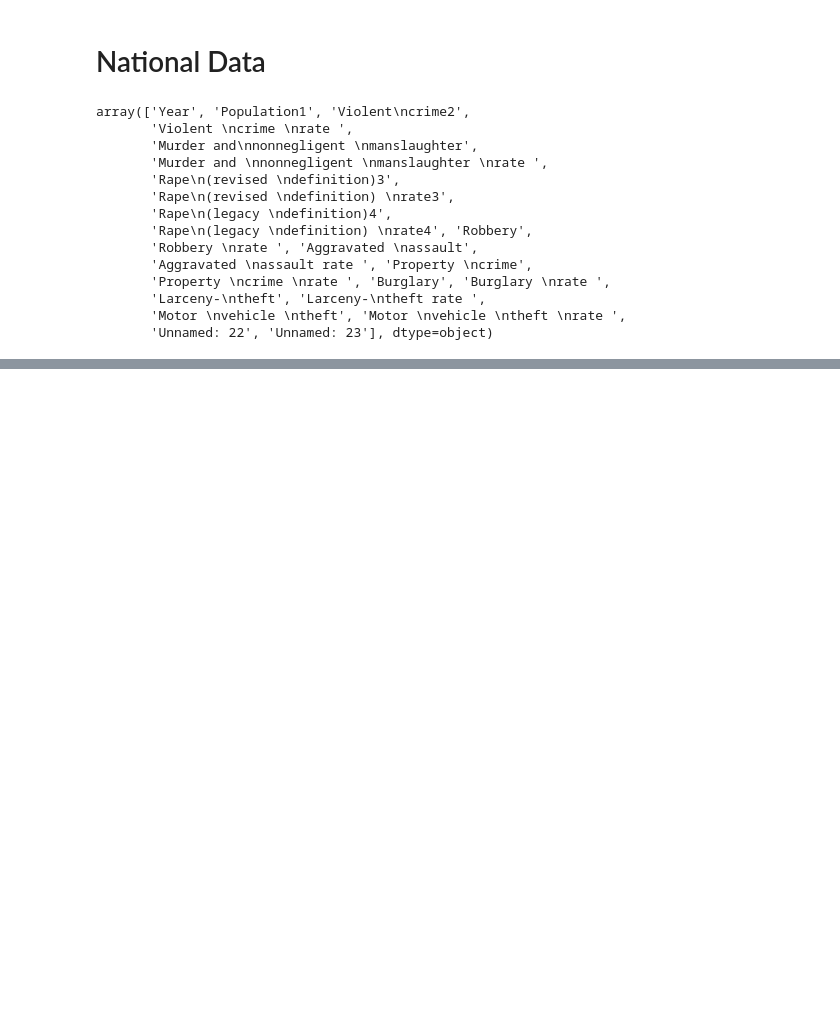
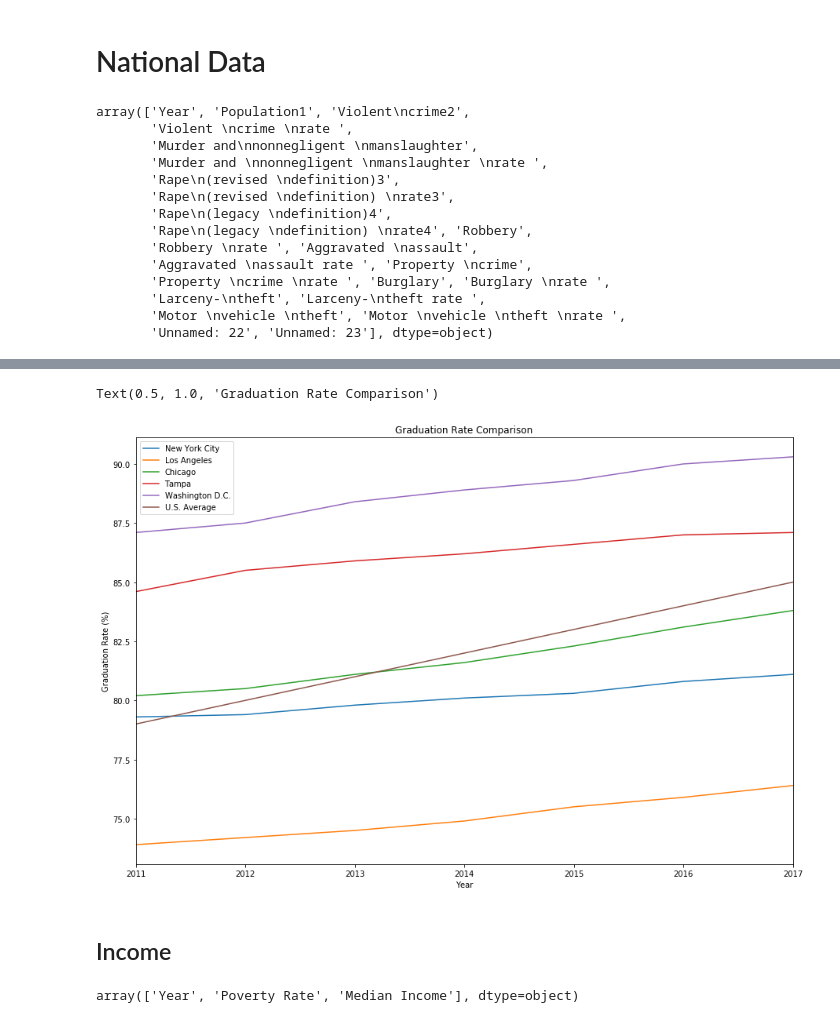
Before and after one commit to MikeAnderson89/National-Crime-Rate-Correlations, a Jupyter notebook: United States/National_Trial.ipynb, the cells around one changed output, grey strips where cells are left out. Saved outputs shown, nothing was run; the diff lists cells and outputs as text; code cells hidden in the pictures; blank space fills up the shorter version.

```diff
--- a/United States/National_Trial.ipynb
+++ b/United States/National_Trial.ipynb
@@ -82,0 +79,30 @@ national_data.to_csv('Comparative_Crime_Data.csv')
+# %%
+nyc_grad_file = "../New York/HighSchoolGradRateNewYork.csv"
+la_grad_file = "../Los Angeles/LA_education.csv"
+chi_grad_file = "../Chicago/Chicago_Graduation_Rates.csv"
+tamp_grad_file = "../Tampa/Tampa_education.csv"
+dc_grad_file = "../DC_Crime/DC_Grad_Rate.csv"
+us_grad_file = "National Data/National_Graduation_Rates.csv"
+
+nyc_grad = pd.read_csv(nyc_grad_file)
+la_grad = pd.read_csv(la_grad_file)
+chi_grad = pd.read_csv(chi_grad_file)
+tamp_grad = pd.read_csv(tamp_grad_file)
+dc_grad = pd.read_csv(dc_grad_file)
+us_grad = pd.read_csv(us_grad_file)
+
+tamp_grad = tamp_grad[['Year', 'Graduation Rate']]
+
+nyc_grad = nyc_grad.rename(columns = {'Graduation Rate %': 'New York City'})
+la_grad = la_grad.rename(columns = {'Graduation Rate': 'Los Angeles'})
+chi_grad = chi_grad.rename(columns = {'Graduation Rate': 'Chicago', '\ufeffYears': 'Year'})
+tamp_grad = tamp_grad.rename(columns = {'Graduation Rate': 'Tampa'})
+dc_grad = dc_grad.rename(columns = {'Graduation_Rate': 'Washington D.C.'})
+us_grad = us_grad.rename(columns = {'Graduation Rate': 'U.S. Average'})
+# %%
+national_grad = pd.merge(nyc_grad, la_grad, on='Year', how='outer')
+national_grad = pd.merge(national_grad, chi_grad, on='Year', how='outer')
+national_grad = pd.merge(national_grad, tamp_grad, on='Year', how='outer')
+national_grad = pd.merge(national_grad, dc_grad, on='Year', how='outer')
+national_grad = pd.merge(national_grad, us_grad, on='Year', how='right')
+national_grad
@@ -82,0 +118,28 @@ national_data.to_csv('Comparative_Crime_Data.csv')
+# %%
+national_grad.plot(kind='line', x='Year', figsize=(15,10))
+plt.xlabel('Year')
+plt.ylabel('Graduation Rate (%)')
+plt.title('Graduation Rate Comparison')
+# %% [output]
+Text(0.5, 1.0, 'Graduation Rate Comparison')
+[figure, added]
+# %% [markdown]
+## Income
+# %%
+nyc_pov_file = "../New York/PercentEarningNewYork.csv"
+la_pov_file = "../Los Angeles/LA_income.csv"
+chi_pov_file = "../Chicago/Chicago_Income_Rates.csv"
+tamp_pov_file = "../Tampa/Tampa_poverty.csv"
+dc_pov_file = "../DC_Crime/DC_Perc_Poverty.csv"
+us_pov_file = "National Data/National_Poverty_Rates.csv"
+
+nyc_poverty = pd.read_csv(nyc_pov_file)
+la_poverty = pd.read_csv(la_pov_file)
+chi_poverty = pd.read_csv(chi_pov_file)
+tamp_poverty = pd.read_csv(tamp_pov_file)
+dc_poverty = pd.read_csv(dc_pov_file)
+us_poverty = pd.read_csv(us_pov_file)
+
+us_poverty.columns.values
+# %% [output]
+array(['Year', 'Poverty Rate', 'Median Income'], dtype=object)
```
Also changed, not shown: parts of 9 cells of this notebook, 5 other files.
